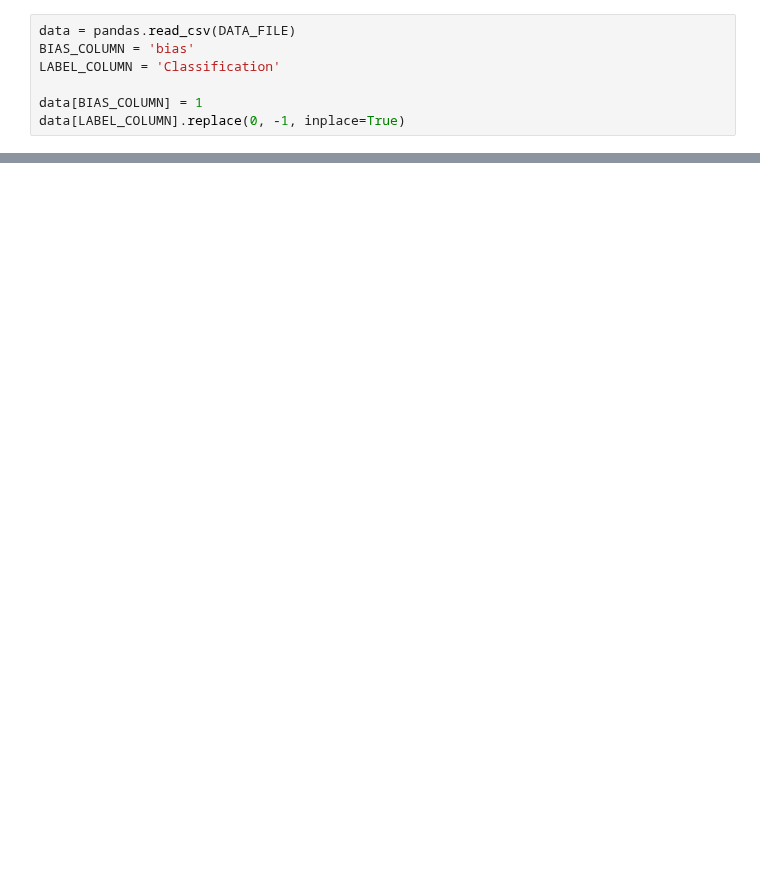
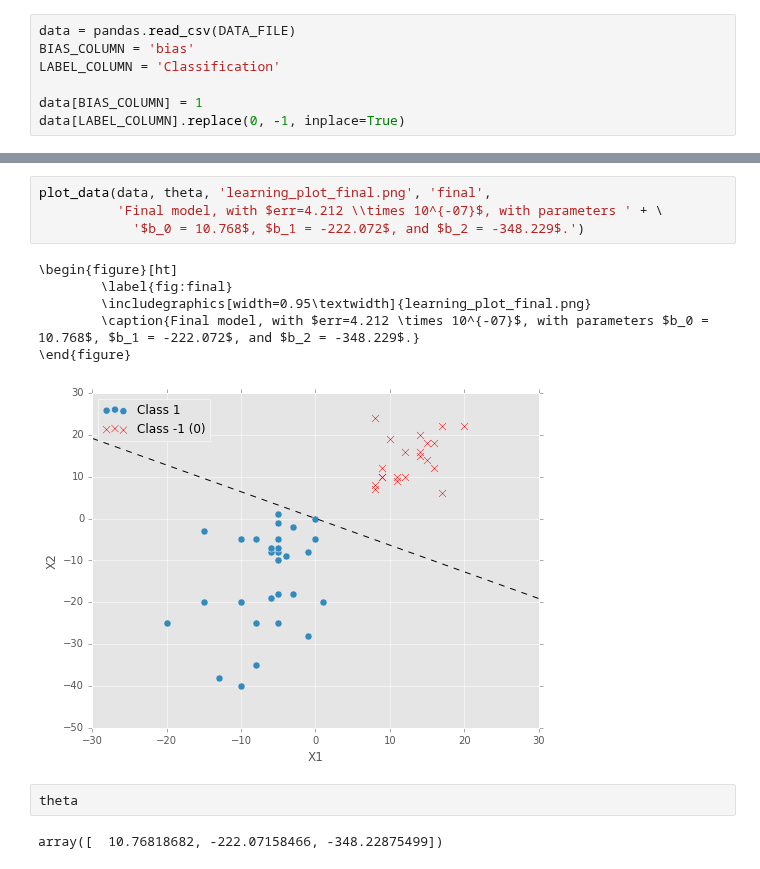
Before and after one commit to guydav/minerva, a Jupyter notebook: notebooks/CS111_svm_gradient_descent.ipynb, the cells around one changed output, grey strips where cells are left out. Saved outputs shown, nothing was run; the diff lists cells and outputs as text; blank space fills up the shorter version.

```diff
--- a/notebooks/CS111_svm_gradient_descent.ipynb
+++ b/notebooks/CS111_svm_gradient_descent.ipynb
@@ -189,2 +343,17 @@ Index([u'bias', u'X1', u'X2'], dtype='object')
+# %%
+plot_data(data, theta, 'learning_plot_final.png', 'final',
+          'Final model, with $err=4.212 \\times 10^{-07}$, with parameters ' + \
+            '$b_0 = 10.768$, $b_1 = -222.072$, and $b_2 = -348.229$.')
+# %% [output]
+\begin{figure}[ht]
+        \label{fig:final}
+        \includegraphics[width=0.95\textwidth]{learning_plot_final.png}
+        \caption{Final model, with $err=4.212 \times 10^{-07}$, with parameters $b_0 = 10.768$, $b_1 = -222.072$, and $b_2 = -348.229$.}
+\end{figure}
+[figure, added]
+# %%
+theta
+# %% [output]
+array([  10.76818682, -222.07158466, -348.22875499])
 # %%
 loss_function(data, theta)
```
Also changed, not shown: parts of 10 cells of this notebook.
